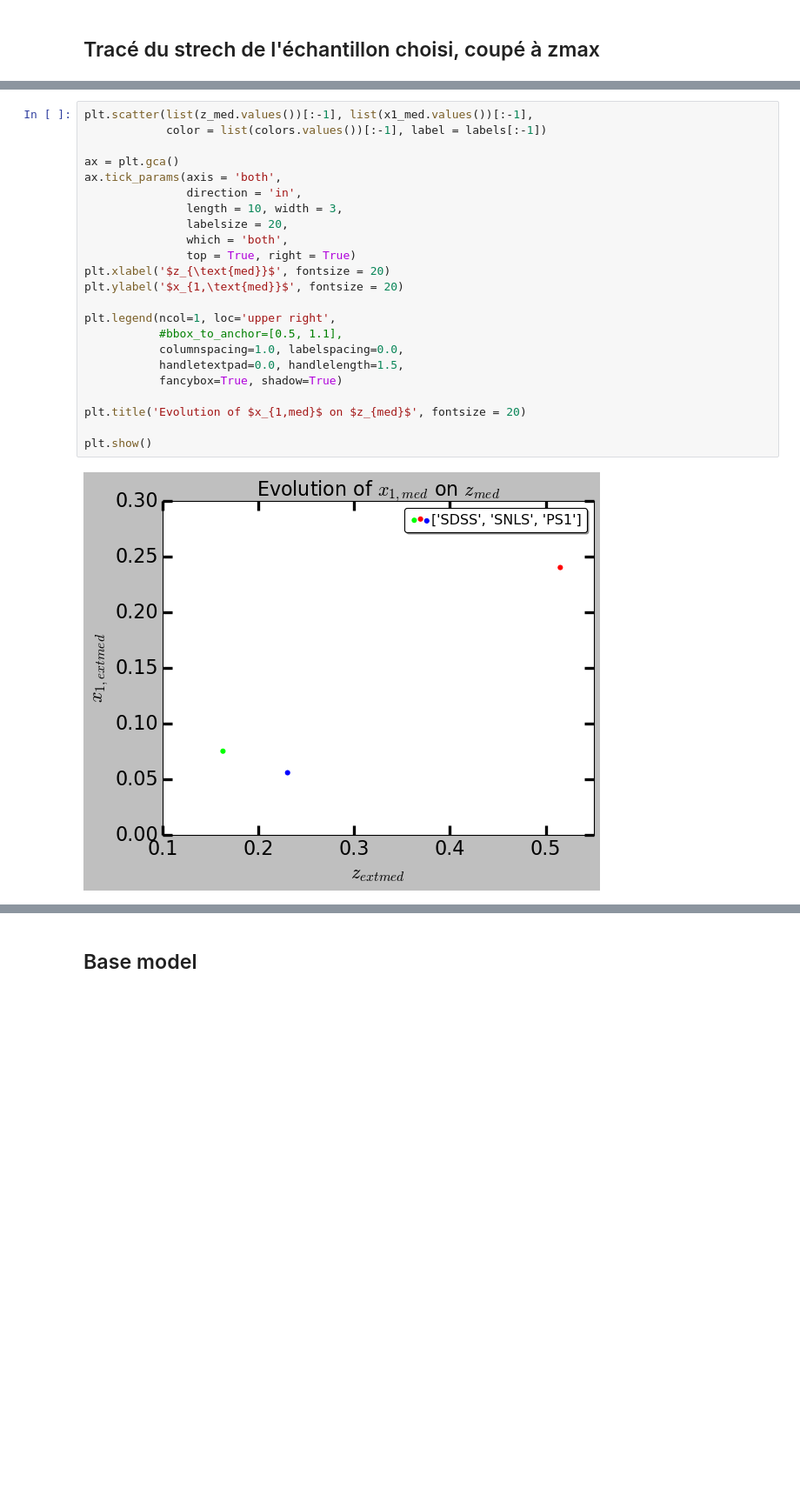
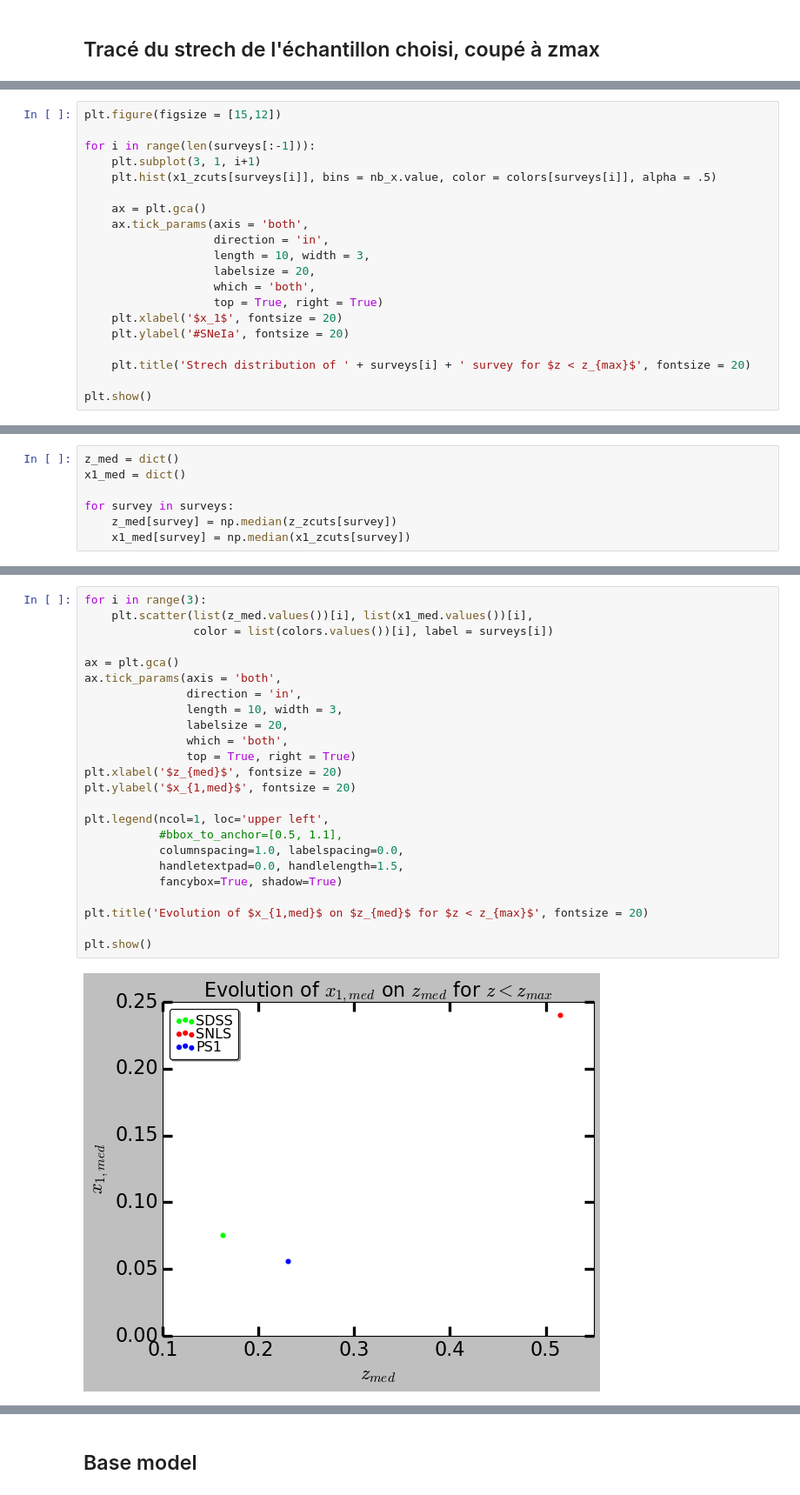
Before and after one commit to Nora-n/variaIa, a Jupyter notebook: notebooks/ModeFits.ipynb, the cells around one changed output, grey strips where cells are left out. Shown: that part at 87% size. Saved outputs shown, nothing was run; the diff lists cells and outputs as text; blank space fills up the shorter version.

Commit message:
Better dictionnaries, outline, and plots

```diff
--- a/notebooks/ModeFits.ipynb
+++ b/notebooks/ModeFits.ipynb
@@ -105,0 +119,20 @@ plt.show()
+# %%
+plt.figure(figsize = [15,12])
+
+for i in range(len(surveys[:-1])):
+    plt.subplot(3, 1, i+1)
+    plt.hist(x1_zcuts[surveys[i]], bins = nb_x.value, color = colors[surveys[i]], alpha = .5)
+
+    ax = plt.gca()
+    ax.tick_params(axis = 'both',
+                   direction = 'in',
+                   length = 10, width = 3,
+                   labelsize = 20,
+                   which = 'both',
+                   top = True, right = True)
+    plt.xlabel('$x_1$', fontsize = 20)
+    plt.ylabel('#SNeIa', fontsize = 20)
+
+    plt.title('Strech distribution of ' + surveys[i] + ' survey for $z < z_{max}$', fontsize = 20)
+
+plt.show()
@@ -186 +143,8 @@ plt.show()
+# %%
+z_med = dict()
+x1_med = dict()
+
+for survey in surveys:
+    z_med[survey] = np.median(z_zcuts[survey])
+    x1_med[survey] = np.median(x1_zcuts[survey])
 # %% [markdown]
@@ -188,25 +152,26 @@ plt.show()
 # %%
-plt.scatter(list(z_med.values())[:-1], list(x1_med.values())[:-1],
-            color = list(colors.values())[:-1], label = labels[:-1])
+for i in range(3):
+    plt.scatter(list(z_med.values())[i], list(x1_med.values())[i],
+                color = list(colors.values())[i], label = surveys[i])
 
 ax = plt.gca()
 ax.tick_params(axis = 'both',
                direction = 'in',
                length = 10, width = 3,
                labelsize = 20,
                which = 'both',
                top = True, right = True)
-plt.xlabel('$z_{\text{med}}$', fontsize = 20)
-plt.ylabel('$x_{1,\text{med}}$', fontsize = 20)
+plt.xlabel('$z_{med}$', fontsize = 20)
+plt.ylabel('$x_{1,med}$', fontsize = 20)
 
-plt.legend(ncol=1, loc='upper right',
+plt.legend(ncol=1, loc='upper left',
            #bbox_to_anchor=[0.5, 1.1],
            columnspacing=1.0, labelspacing=0.0,
            handletextpad=0.0, handlelength=1.5,
            fancybox=True, shadow=True)
 
-plt.title('Evolution of $x_{1,med}$ on $z_{med}$', fontsize = 20)
+plt.title('Evolution of $x_{1,med}$ on $z_{med}$ for $z < z_{max}$', fontsize = 20)
 
 plt.show()
 # %% [output]
-[figure, old version]
+[figure, new version]
```
Also changed, not shown: parts of 15 cells of this notebook.
